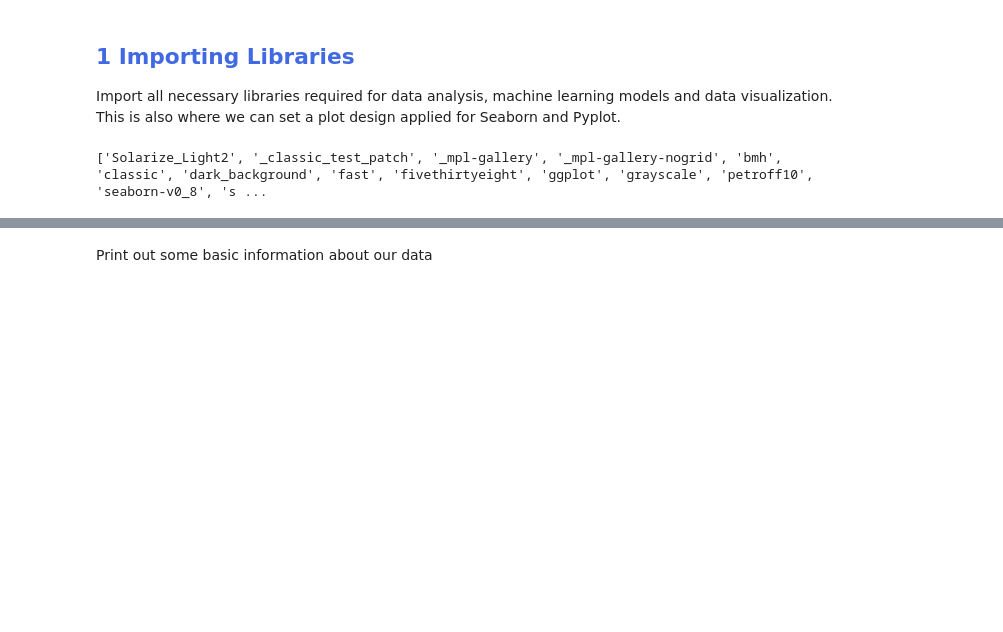
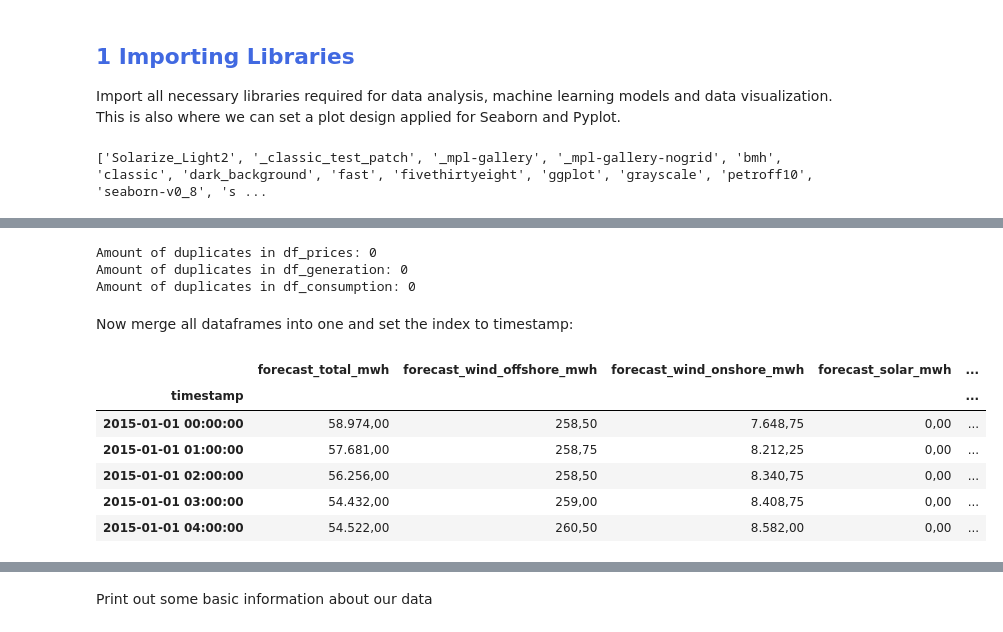
Before and after one commit to DanielHka25/electricity-price-prediction, a Jupyter notebook: notebooks/price_prediction.ipynb, the cells around one changed output, grey strips where cells are left out. Cells and saved outputs as stored; diff of their text form; code cells hidden in the pictures; blank space fills up the shorter version.

```diff
--- a/notebooks/price_prediction.ipynb
+++ b/notebooks/price_prediction.ipynb
@@ -75,0 +89,3 @@ df = pd.read_csv("../data/germany_epex_spot.csv") # use index=false to avoid ind
+# %%
+df_consumption = pd.read_csv("../data/energy_consumption_forecast.csv", delimiter=";")
+df_consumption.head()
@@ -78,2 +223,46 @@ After loading in the data, we can construct some Pandas DataFrames.
+# %%
+# Remove duplicates that result from daylight saving time
+df_prices = df_prices[~df_prices.duplicated(subset='timestamp')]
+df_generation = df_generation[~df_generation.duplicated(subset='timestamp')]
+df_consumption = df_consumption[~df_consumption.duplicated(subset='timestamp')]
+
+# Check if there are duplicates left
+print("Amount of duplicates in df_prices:", df_prices['timestamp'].duplicated().sum())
+print("Amount of duplicates in df_generation:", df_generation['timestamp'].duplicated().sum())
+print("Amount of duplicates in df_consumption:", df_consumption['timestamp'].duplicated().sum())
+# %% [output]
+Amount of duplicates in df_prices: 0
+Amount of duplicates in df_generation: 0
+Amount of duplicates in df_consumption: 0
+# %% [markdown]
+Now merge all dataframes into one and set the index to timestamp:
+# %%
+# Now merge the data
+df = pd.merge(
+    df_generation,
+    df_consumption,
+    on='timestamp',
+    how='inner'
+)
+
+df = pd.merge(
+    df,
+    df_prices,
+    on='timestamp',
+    how='inner'
+)
+
+df = df.set_index("timestamp")
+df = df.sort_index()
+
+df.head()
+# %% [output]
+|  | forecast_total_mwh | forecast_wind_offshore_mwh | forecast_wind_onshore_mwh | forecast_solar_mwh | ... |
+| timestamp |  |  |  |  | ... |
+| 2015-01-01 00:00:00 | 58.974,00 | 258,50 | 7.648,75 | 0,00 | ... |
+| 2015-01-01 01:00:00 | 57.681,00 | 258,75 | 8.212,25 | 0,00 | ... |
+| 2015-01-01 02:00:00 | 56.256,00 | 258,50 | 8.340,75 | 0,00 | ... |
+| 2015-01-01 03:00:00 | 54.432,00 | 259,00 | 8.408,75 | 0,00 | ... |
+| 2015-01-01 04:00:00 | 54.522,00 | 260,50 | 8.582,00 | 0,00 | ... |
 # %%
 # convert local time in datetime object and set as index
```
Also changed, not shown: parts of 26 cells of this notebook, 1 other file.
